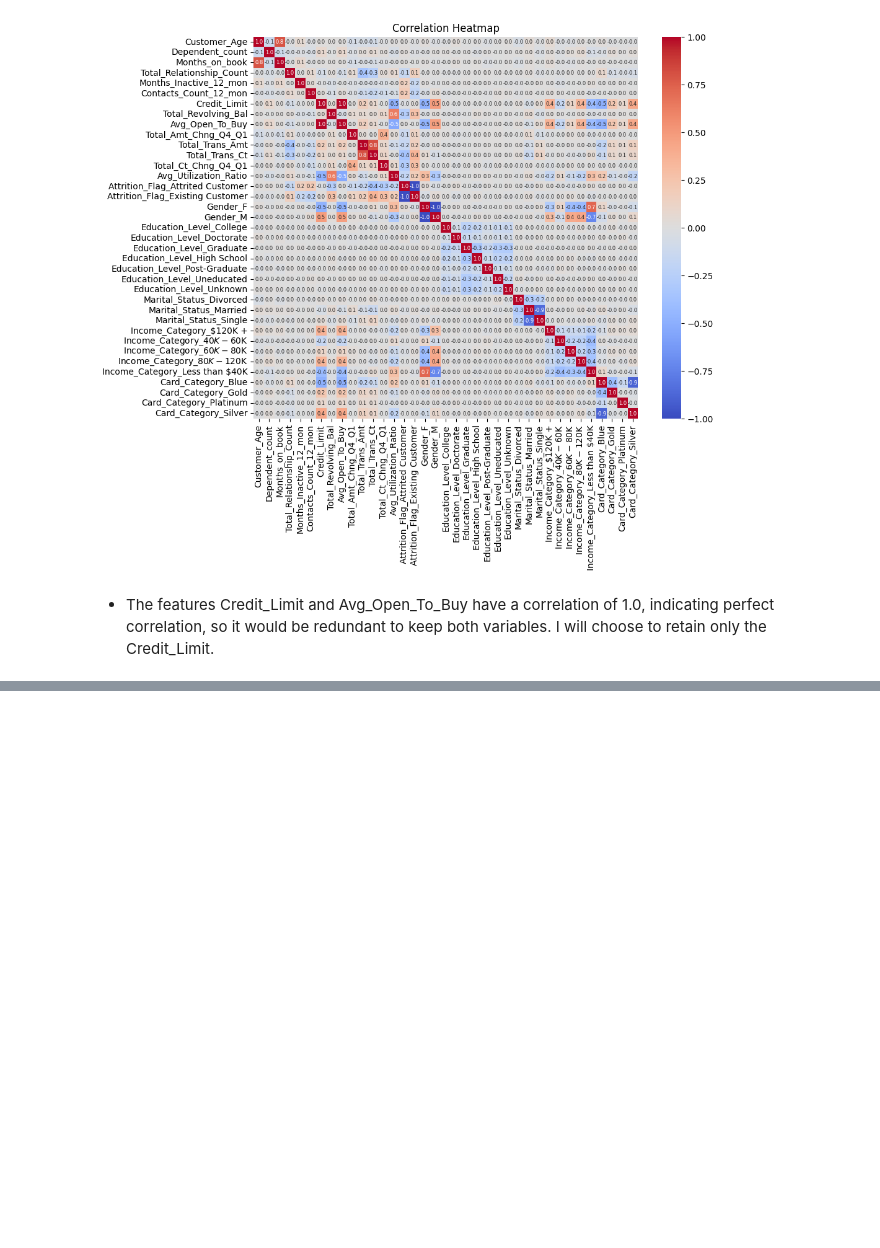
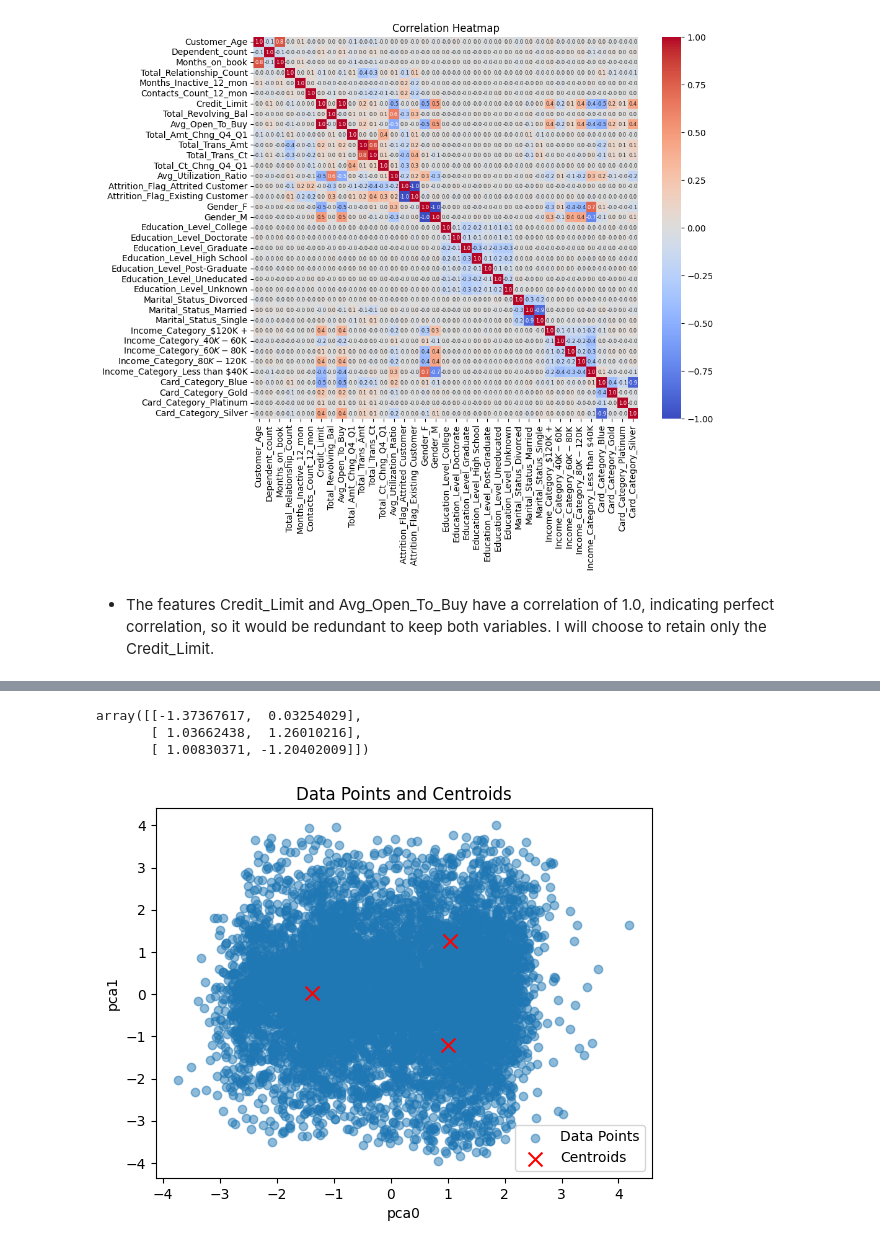
Before and after one commit to Anshv99/Credit_Card_Customer_Analysis, a Jupyter notebook: Main.ipynb, the cells around one changed output, grey strips where cells are left out. Drawn from its saved outputs; the diff is of its cells as text; code cells hidden in the pictures; blank space fills up the shorter version.

```diff
--- a/Main.ipynb
+++ b/Main.ipynb
@@ -207,0 +414,7 @@ df = df.drop(columns=['Avg_Open_To_Buy'])
+# %%
+df_pca = pd.DataFrame(
+    pipeline[:-1].fit_transform(df),
+    columns=pipeline[:-1].get_feature_names_out()
+)
+
+df_pca.head()
@@ -207,0 +428,21 @@ df = df.drop(columns=['Avg_Open_To_Buy'])
+# %%
+centroids = pipeline["clustering"].cluster_centers_
+centroids
+# %% [output]
+array([[-1.37367617,  0.03254029],
+       [ 1.03662438,  1.26010216],
+       [ 1.00830371, -1.20402009]])
+# %%
+#Ploting Centroids
+plt.scatter(df_pca.iloc[:, 0], df_pca.iloc[:, 1], alpha=0.5, label='Data Points')
+
+# Plot centroids
+plt.scatter(centroids[:, 0], centroids[:, 1], marker='x', s=100, c='red', label='Centroids')
+
+plt.xlabel(df_pca.columns[0])
+plt.ylabel(df_pca.columns[1])
+plt.title('Data Points and Centroids')
+plt.legend()
+plt.show()
+# %% [output]
+[figure, added]
```
Also changed, not shown: parts of 28 cells of this notebook.
